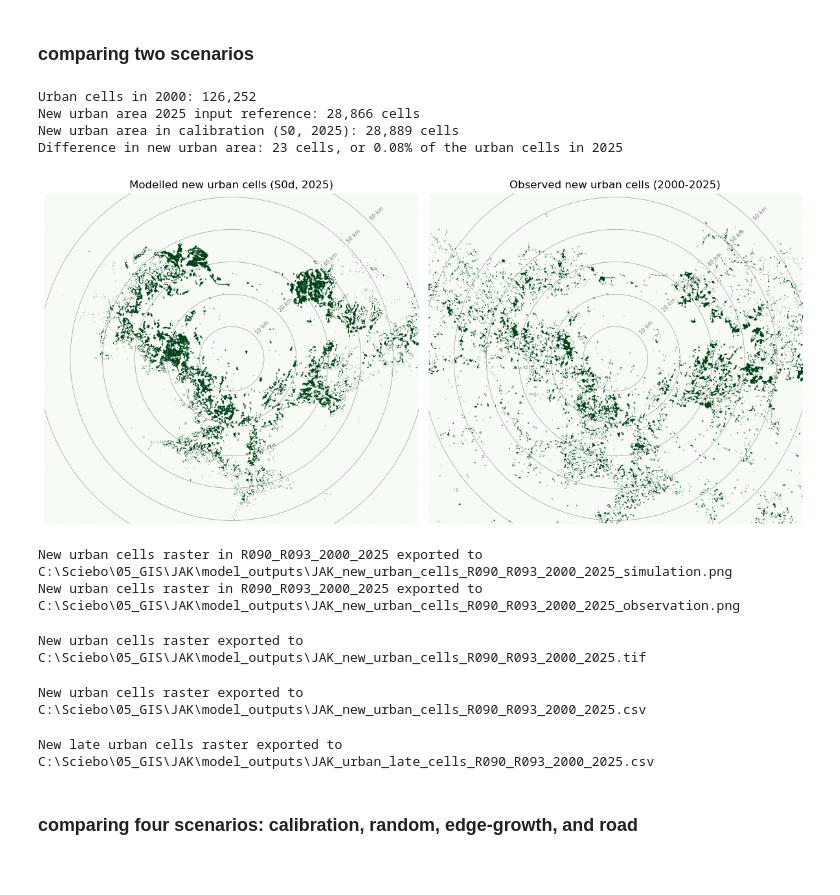
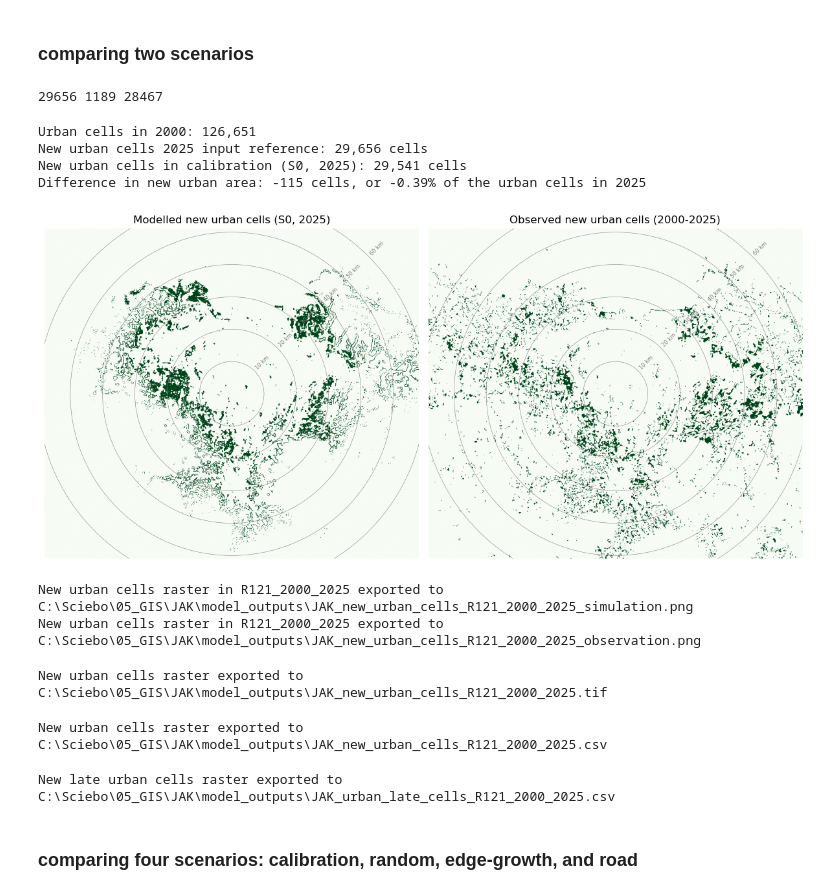
Before and after one commit to alexandrepereiraarq/TI-City-Model, a Jupyter notebook: notebooks/ti_city_10_output analysis.ipynb, the cells around one changed output. Saved outputs shown, nothing was run; the diff lists cells and outputs as text; code cells hidden in the pictures.

```diff
--- a/notebooks/ti_city_10_output analysis.ipynb
+++ b/notebooks/ti_city_10_output analysis.ipynb
@@ -361,15 +361,20 @@ with rasterio.open(exposure_areas_path,'r') as src:
 # early = first year of calibration period calibration_years[0]
 # late = last year of calibration period calibration_years[1]
 
-urban_early_file = case_city + f'_URB_urbanisation_{calibration_years[0]}_GHSL_150m.tif'
-urban_early_path = model_inputs_150m_path / urban_early_file
+#urban_early_file = case_city + f'_URB_urbanisation_{calibration_years[0]}_GHSL_150m.tif'
+#urban_early_path = model_inputs_150m_path / urban_early_file
+
+urban_early_path = ti_city_ascii_path / 'urban_early.asc'
+
 with rasterio.open(urban_early_path,'r') as src:
     urban_early_raster = src.read(1)
     urban_early_raster_meta = src.meta
 print('Urban early raster:', urban_early_raster.shape)
 
-urban_late_file = case_city + f'_URB_urbanisation_{calibration_years[1]}_GHSL_150m.tif'
-urban_late_path = model_inputs_150m_path / urban_late_file
+#urban_late_file = case_city + f'_URB_urbanisation_{calibration_years[1]}_GHSL_150m.tif'
+#urban_late_path = model_inputs_150m_path / urban_late_file
+urban_late_path = ti_city_ascii_path / 'urban_late.asc'
+
 with rasterio.open(urban_late_path,'r') as src:
     urban_late_raster = src.read(1)
     urban_late_raster_meta = src.meta
@@ -412,13 +417,13 @@ scenario_name_dict = {
 }
 
 scenario_list = ['S0'] #, 'S0b', 'S0c', 'S0d']
-scenario_path_dict = {'S0': 'R094/'} # consider the output_folder
+scenario_path_dict = {'S0': 'R121/'} # consider the output_folder
 
 baseline_list = ['S_random', 'S_edge', 'S_roadbound']
 baseline_path_dict = {
-    'S_random': 'R095/',
-    'S_edge': 'R096/',
-    'S_roadbound': 'R097/'
+    'S_random': 'R118/',
+    'S_edge': 'R119/',
+    'S_roadbound': 'R120/'
 }
 
 results_dict = load_ascii_files(
@@ -468,35 +469,43 @@ dict_keys(['S_random', 'S_edge', 'S_roadbound', 'Observed'])
 ## .2 Compare model results with the urbanisation calibration data
 # %% [markdown]
 ### comparing two scenarios
+# %%
+gross = np.count_nonzero((urban_late_raster == 1) & (urban_early_raster == 0))
+lost  = np.count_nonzero((urban_late_raster == 0) & (urban_early_raster == 1))
+net   = np.count_nonzero(urban_late_raster == 1) - np.count_nonzero(urban_early_raster == 1)
+print(gross, lost, net)   # expect 29559, 693, 28866
+# %% [output]
+29656 1189 28467
 # %%
 # compare the total urban area in the calibration results in [scenario_list[3]]['025'] with the urban_late cell count
-urban_area_early = np.count_nonzero(urban_early_raster == 1)
-urban_area_late = np.count_nonzero(urban_late_raster == 1) - urban_area_early
+urban_cells_early = np.count_nonzero(urban_early_raster == 1)
+urban_cells_late = np.count_nonzero((urban_late_raster == 1) & (urban_early_raster == 0))
 calibration_list = ['S0a', 'S0b', 'S0c', 'S0d']
 # 'S0a', S0 calibration aiming at reproducing observed growth, HH 28866
 # 'S0b', S1 random scenario weights (for all agents)
 # 'S0c', S2 edge growth only - weight 10 for BU (built up) layers
 # 'S0d', S3 pure road growth - weight 10 for road layers
 
-urban_area_calib = np.count_nonzero((results_dict[scenario_list[0]]['025'] > 0) & (results_dict[scenario_list[0]]['025'] < 5))
-#urban_area_calib = (np.nansum(results_dict[scenario_list[3]]['025']) ) - urban_area_early  # assuming each cell is 150m x 150m
-#urban_area_late = (np.nansum(urban_late_raster) ) - urban_area_early  # assuming each cell is 150m x 150m
-difference_area = urban_area_calib - urban_area_late
-proportion_difference = (difference_area / urban_area_late) * 100 if urban_area_late != 0 else 0
+urban_cells_calib = np.count_nonzero((results_dict[scenario_list[0]]['025'] > 0) & (results_dict[scenario_list[0]]['025'] < 5))
+#urban_cells_calib = (np.nansum(results_dict[scenario_list[3]]['025']) ) - urban_cells_early  # assuming each cell is 150m x 150m
+#urban_cells_late = (np.nansum(urban_late_raster) ) - urban_cells_early  # assuming each cell is 150m x 150m
+difference_cells = urban_cells_calib - urban_cells_late
+proportion_difference = (difference_cells / urban_cells_late) * 100 if urban_cells_late != 0 else 0
 
 # Compare urban areas; format values with thousand separators
-print(f'Urban cells in {calibration_years[0]}: {urban_area_early:,}')
-print(f"New urban area {calibration_years[1]} input reference: {urban_area_late:,.0f} cells")
-print(f"New urban area in calibration ({scenario_list[0]}, 2025): {urban_area_calib:,.0f} cells")
-print(f"Difference in new urban area: {difference_area:,.0f} cells, or {proportion_difference:.2f}% of the urban cells in {calibration_years[1]}")
+print(f'Urban cells in {calibration_years[0]}: {urban_cells_early:,}')
+print(f"New urban cells {calibration_years[1]} input reference: {urban_cells_late:,.0f} cells")
+print(f"New urban cells in calibration ({scenario_list[0]}, 2025): {urban_cells_calib:,.0f} cells")
+print(f"Difference in new urban area: {difference_cells:,.0f} cells, or {proportion_difference:.2f}% of the urban cells in {calibration_years[1]}")
 # %% [output]
-Urban cells in 2000: 126,252
-New urban area 2025 input reference: 28,866 cells
-New urban area in calibration (S0, 2025): 28,889 cells
-Difference in new urban area: 23 cells, or 0.08% of the urban cells in 2025
+Urban cells in 2000: 126,651
+New urban cells 2025 input reference: 29,656 cells
+New urban cells in calibration (S0, 2025): 29,541 cells
+Difference in new urban area: -115 cells, or -0.39% of the urban cells in 2025
 # %%
 # plot the new urban cells raster
-model_output_cells_raster = (results_dict[scenario_list[3]]['025'] > 0) & (results_dict[scenario_list[3]]['025'] < 5)
+modelled_result = scenario_list[0]
+model_output_cells_raster = (results_dict[modelled_result]['025'] > 0) & (results_dict[modelled_result]['025'] < 5)
 new_urban_cells_raster = np.where(model_output_cells_raster, 1, 0)  # Convert boolean to integer (1 for new urban cells, 0 otherwise)
 new_late_urban_cells_raster = (urban_late_raster == 1) & (urban_early_raster == 0)
 fig, axes = plt.subplots(1, 2, figsize=(12, 6), sharex=True, sharey=True)
@@ -512,7 +521,7 @@ for ax, raster, title in zip(
     axes,
     [model_output_cells_raster, new_late_urban_cells_raster],
     [
-        f"Modelled new urban cells ({scenario_list[3]}, {calibration_years[1]})",
+        f"Modelled new urban cells ({modelled_result}, {calibration_years[1]})",
         f"Observed new urban cells ({calibration_years[0]}-{calibration_years[1]})",
     ],
 ):
@@ -524,44 +533,45 @@ for ax, raster, title in zip(
         radius_y = radius_m / pixel_height
 
         ring = plt.matplotlib.patches.Ellipse(
             (center_x, center_y),
             width=2 * radius_x,
             height=2 * radius_y,
             fill=False,
             edgecolor="grey",
             linewidth=0.4,
         )
         ax.add_patch(ring)
         label_x = (center_x + radius_x / np.sqrt(2))
         label_y = (center_y - radius_y / np.sqrt(2))
         ax.text(
             label_x,
             label_y,
             f"{distance_km} km",
             color="grey",
             fontsize=6,
             ha="left",
             va="bottom",
             rotation=45,
         )
 
     ax.set_title(title)
     ax.axis("off")
 
 plt.tight_layout()
 plt.show()
 # %% [output]
-[figure, old version]
+[figure, new version]
 # %%
 # let's export each of the new urban cells rasters to a PNG file for further analysis
-suffix = f"{scenario_path_dict[scenario_list[0]].rstrip('/')}_{scenario_path_dict[scenario_list[3]].rstrip('/')}_{calibration_years[0]}_{calibration_years[1]}"
+#suffix = f"{scenario_path_dict[scenario_list[0]].rstrip('/')}_{scenario_path_dict[scenario_list[3]].rstrip('/')}_{calibration_years[0]}_{calibration_years[1]}"
+suffix = f"{scenario_path_dict[scenario_list[0]].rstrip('/')}_{calibration_years[0]}_{calibration_years[1]}"
 for i, (raster, inner_suffix) in enumerate(zip([model_output_cells_raster, new_late_urban_cells_raster], [f'{suffix}_simulation', f'{suffix}_observation'])):
     png_path = model_outputs_path / f"{case_city}_new_urban_cells_{inner_suffix}.png"
     plt.imsave(png_path, raster, cmap="Greens", vmin=0, vmax=1)
     print(f"New urban cells raster in {suffix} exported to {png_path}")
 # %% [output]
-New urban cells raster in R090_R093_2000_2025 exported to C:\Sciebo\05_GIS\JAK\model_outputs\JAK_new_urban_cells_R090_R093_2000_2025_simulation.png
-New urban cells raster in R090_R093_2000_2025 exported to C:\Sciebo\05_GIS\JAK\model_outputs\JAK_new_urban_cells_R090_R093_2000_2025_observation.png
+New urban cells raster in R121_2000_2025 exported to C:\Sciebo\05_GIS\JAK\model_outputs\JAK_new_urban_cells_R121_2000_2025_simulation.png
+New urban cells raster in R121_2000_2025 exported to C:\Sciebo\05_GIS\JAK\model_outputs\JAK_new_urban_cells_R121_2000_2025_observation.png
 # %%
 # export the new urban cells raster to a TIFF file
 model_output_cells_tiff = model_outputs_path / f"{case_city}_new_urban_cells_{suffix}.tif"
@@ -573,7 +583,7 @@ export_raster(
 )
 print(f"New urban cells raster exported to {model_output_cells_tiff}")
 # %% [output]
-New urban cells raster exported to C:\Sciebo\05_GIS\JAK\model_outputs\JAK_new_urban_cells_R090_R093_2000_2025.tif
+New urban cells raster exported to C:\Sciebo\05_GIS\JAK\model_outputs\JAK_new_urban_cells_R121_2000_2025.tif
 # %%
 # export the raster again as CSV for further analysis
 new_urban_cells_csv_path = model_outputs_path / f"{case_city}_new_urban_cells_{suffix}.csv"
@@ -582,7 +592,7 @@ new_urban_cells_df = pd.DataFrame(new_urban_cells_raster.flatten())
 new_urban_cells_df.to_csv(new_urban_cells_csv_path, index=False)
 print(f"New urban cells raster exported to {new_urban_cells_csv_path}")
 # %% [output]
-New urban cells raster exported to C:\Sciebo\05_GIS\JAK\model_outputs\JAK_new_urban_cells_R090_R093_2000_2025.csv
+New urban cells raster exported to C:\Sciebo\05_GIS\JAK\model_outputs\JAK_new_urban_cells_R121_2000_2025.csv
 # %%
 # export the new_late_urban_cells_raster as a csv as well
 urban_late_new_cells_csv_path = model_outputs_path / f"{case_city}_urban_late_cells_{suffix}.csv"
@@ -590,7 +600,7 @@ urban_late_new_cells_df = pd.DataFrame(new_late_urban_cells_raster.flatten())
 urban_late_new_cells_df.to_csv(urban_late_new_cells_csv_path, index=False)
 print(f"New late urban cells raster exported to {urban_late_new_cells_csv_path}")
 # %% [output]
-New late urban cells raster exported to C:\Sciebo\05_GIS\JAK\model_outputs\JAK_urban_late_cells_R090_R093_2000_2025.csv
+New late urban cells raster exported to C:\Sciebo\05_GIS\JAK\model_outputs\JAK_urban_late_cells_R121_2000_2025.csv
 # %% [markdown]
 ### comparing four scenarios: calibration, random, edge-growth, and road
 # %%
```
Also changed, not shown: parts of 3 cells of this notebook.
